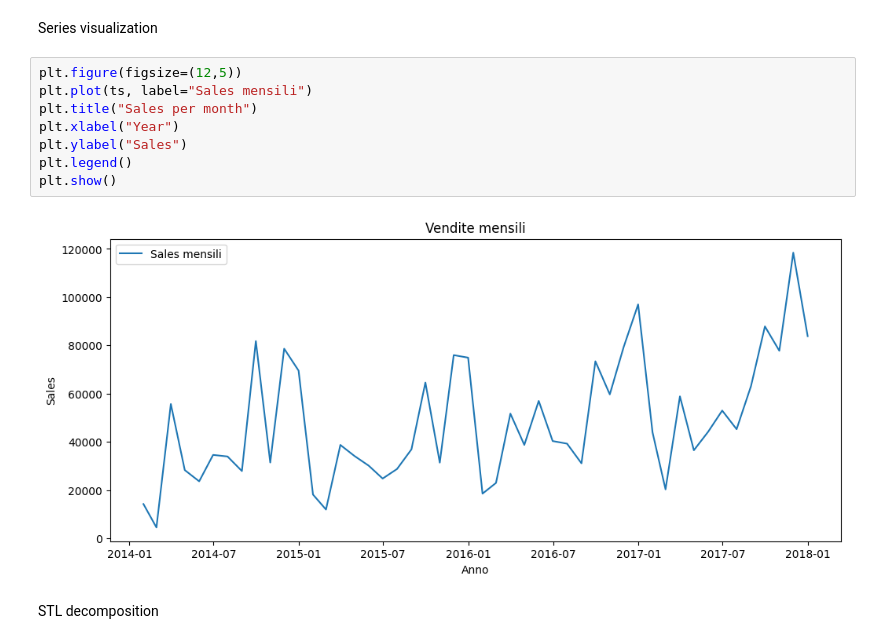
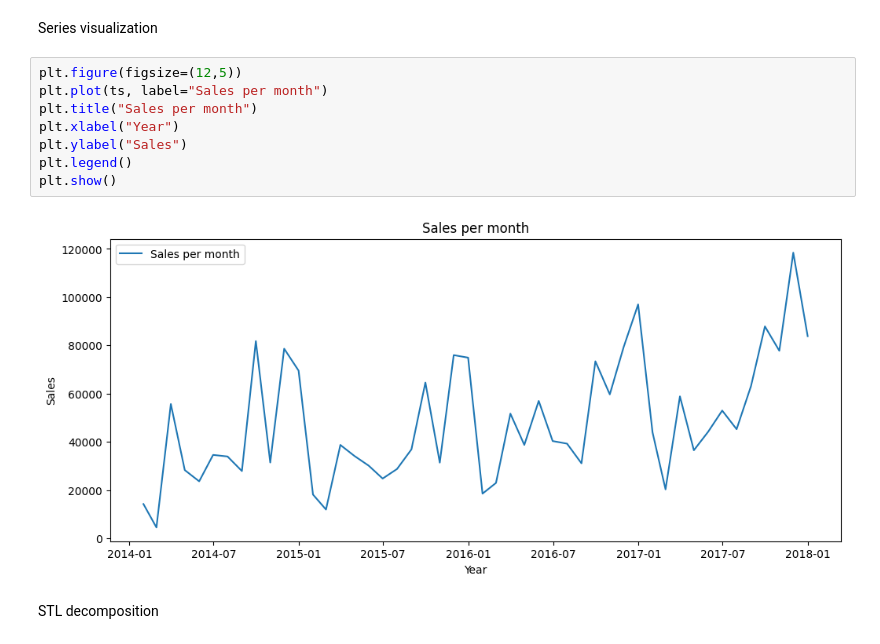
Before and after one commit to gabrieleviscoti-web/Time_series_forecasting, a Jupyter notebook: time_forecasting.ipynb, the cells around one changed output. Cells and saved outputs as stored; diff of their text form.

```diff
--- a/time_forecasting.ipynb
+++ b/time_forecasting.ipynb
@@ -38,14 +39,14 @@ Freq: ME, Name: Sales, dtype: float64
 Series visualization
 # %%
 plt.figure(figsize=(12,5))
-plt.plot(ts, label="Sales mensili")
+plt.plot(ts, label="Sales per month")
 plt.title("Sales per month")
 plt.xlabel("Year")
 plt.ylabel("Sales")
 plt.legend()
 plt.show()
 # %% [output]
-[figure, old version]
+[figure, new version]
 # %% [markdown]
 STL decomposition
 # %%
```
Also changed, not shown: parts of 4 cells of this notebook.
